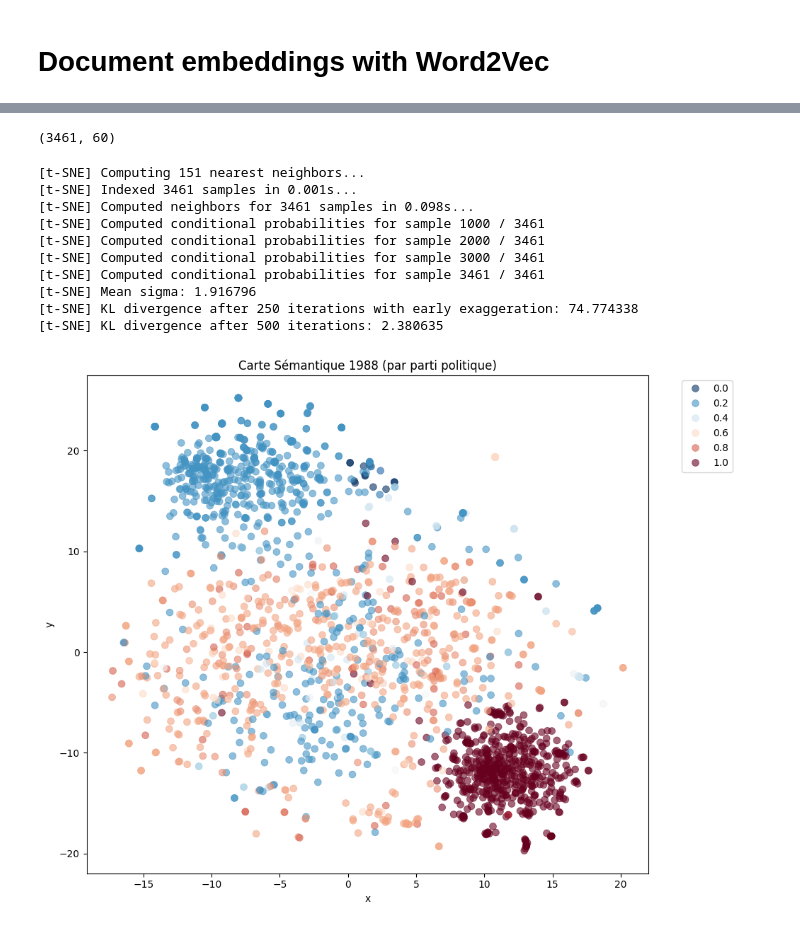
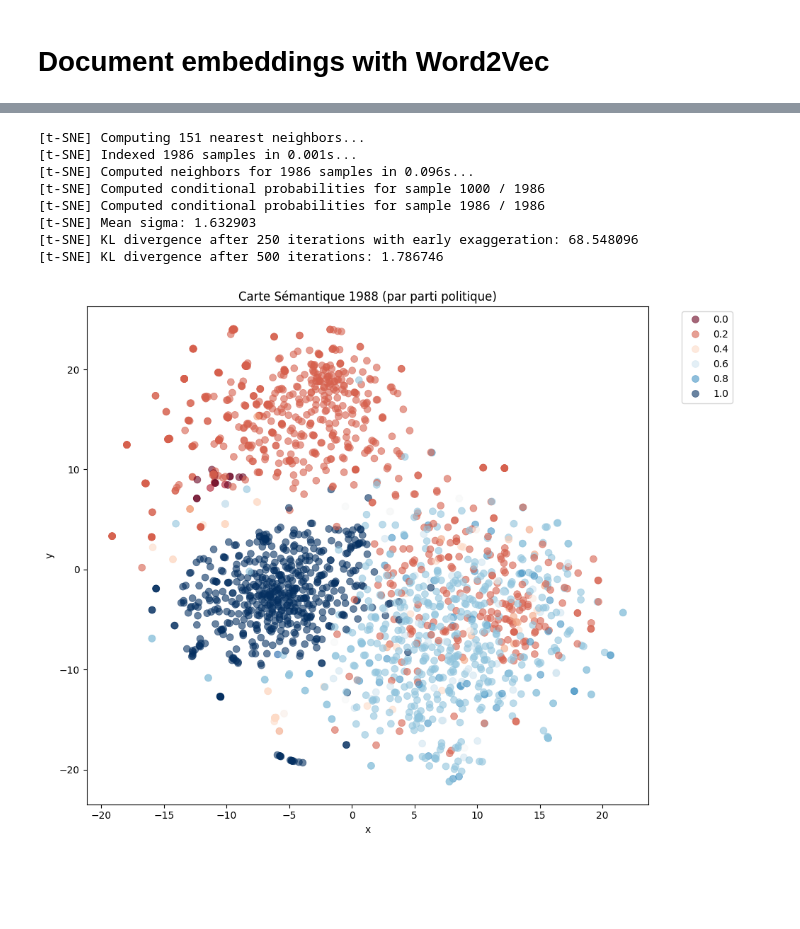
Before and after one commit to slithiaote/2026_NLP_project, a Jupyter notebook: Visualization.ipynb, the cells around one changed output, grey strips where cells are left out. Cells and saved outputs as stored; diff of their text form; code cells hidden in the pictures; blank space fills up the shorter version.

Commit message:
visualisation

```diff
--- a/Visualization.ipynb
+++ b/Visualization.ipynb
@@ -279,11 +119,9 @@ Vector: [-0.02510148  0.02324577  0.00498922  0.00108181 -0.0060254  -0.01548648
 # %%
-df = df.dropna(subset=['transcript']).copy()
-df = df.reset_index(drop=True)
 def tag_transcript(i:int,s:str):
     w = [str(token) for token in nlp.make_doc(s.lower())]
     return TaggedDocument(words=w,tags=[str(i)])
 
 # preproces the documents, and create TaggedDocuments
 tagged_data = [tag_transcript(i,doc) for i,doc in tqdm(enumerate(df["transcript"]), desc="Tagging transcripts")]
-tagged_data[0:2]
+tagged_data[0]
 # %% [output]
@@ -301,3 +142,3 @@ model.train(tagged_data,
 # %%
-# On ajoute les embeddings au dataframe df
-df['vector'] = [model.dv[str(i)] for i in range(len(df))]
+matrix = np.array([model.dv[str(i)] for i in range(len(df))])
+matrix.shape
@@ -567,5 +146,0 @@ pio.renderers.default = 'iframe'
-# %%
-matrix = np.array(df1["vector"].to_list())
-matrix.shape
-# %% [output]
-(3461, 60)
@@ -587,18 +155,16 @@ tsne = TSNE(
 )
 coords = tsne.fit_transform(matrix)
 
-df1 = df1.with_columns([
+df = df.with_columns([
     pl.Series(name="x", values=coords[:, 0]),
     pl.Series(name="y", values=coords[:, 1])
 ])
 # %% [output]
 [t-SNE] Computing 151 nearest neighbors...
-[t-SNE] Indexed 3461 samples in 0.001s...
-[t-SNE] Computed neighbors for 3461 samples in 0.098s...
-[t-SNE] Computed conditional probabilities for sample 1000 / 3461
-[t-SNE] Computed conditional probabilities for sample 2000 / 3461
-[t-SNE] Computed conditional probabilities for sample 3000 / 3461
-[t-SNE] Computed conditional probabilities for sample 3461 / 3461
-[t-SNE] Mean sigma: 1.916796
-[t-SNE] KL divergence after 250 iterations with early exaggeration: 74.774338
-[t-SNE] KL divergence after 500 iterations: 2.380635
+[t-SNE] Indexed 1986 samples in 0.001s...
+[t-SNE] Computed neighbors for 1986 samples in 0.096s...
+[t-SNE] Computed conditional probabilities for sample 1000 / 1986
+[t-SNE] Computed conditional probabilities for sample 1986 / 1986
+[t-SNE] Mean sigma: 1.632903
+[t-SNE] KL divergence after 250 iterations with early exaggeration: 68.548096
+[t-SNE] KL divergence after 500 iterations: 1.786746
@@ -607,21 +171,22 @@ df_filtered = df1.filter(pl.col("titulaire-soutien-position").is_not_null())
 # %%
 import matplotlib.pyplot as plt
-df_pandas = df1.to_pandas()
+import seaborn as sns
+df_pandas = df.to_pandas()
 
 plt.figure(figsize=(10, 8))
 sns.scatterplot(
     data=df_pandas,
     x="x",
     y="y",
     hue="titulaire-soutien-position",
-    palette="RdBu_r",  # Rouge (droite) à Bleu (gauche)
+    palette="RdBu",  # Rouge (gauche) à Bleu (droite)
     alpha=0.6,
     s=50,
     edgecolor=None
 )
 plt.title("Carte Sémantique 1988 (par parti politique)")
 plt.legend(bbox_to_anchor=(1.05, 1), loc='upper left')
 plt.tight_layout()
 plt.show()
 # %% [output]
-[figure, old version]
+[figure, new version]
```
Also changed, not shown: parts of 72 cells of this notebook.
